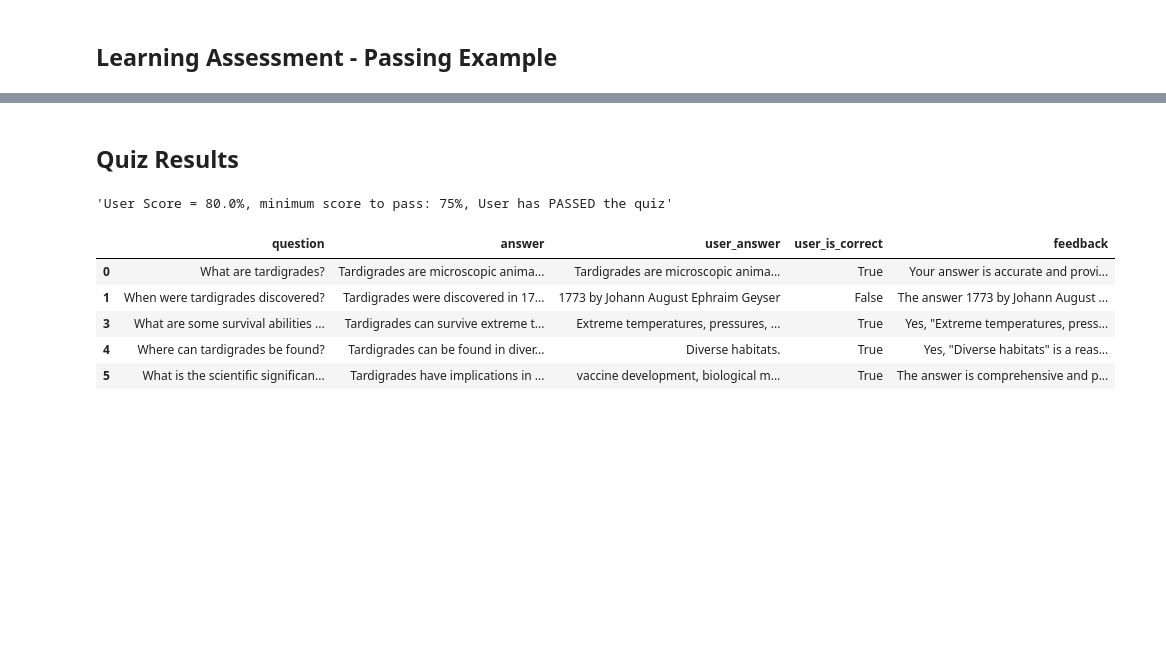
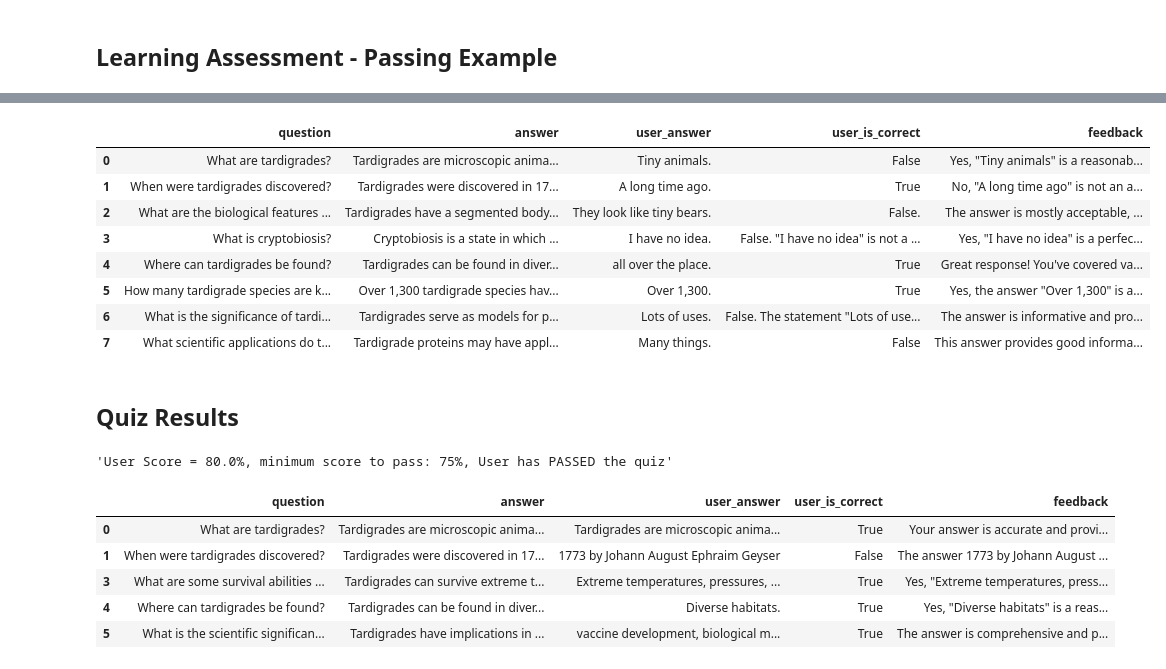
Before and after one commit to spenser-millburn/ProfessorGPT, a Jupyter notebook: backend/app/document_processing/main.ipynb, the cells around one changed output, grey strips where cells are left out. Drawn from its saved outputs; the diff is of its cells as text; code cells hidden in the pictures; blank space fills up the shorter version.

```diff
--- a/backend/app/document_processing/main.ipynb
+++ b/backend/app/document_processing/main.ipynb
@@ -211,6 +211,19 @@ display(quiz_df)
 | 3 | What are some survival abilities ... | Tardigrades can survive extreme t... | Extreme temperatures, pressures, ... | True | Yes, "Extreme temperatures, press... |
 | 4 | Where can tardigrades be found? | Tardigrades can be found in diver... | Diverse habitats. | True | Yes, "Diverse habitats" is a reas... |
 | 5 | What is the scientific significan... | Tardigrades have implications in ... | vaccine development, biological m... | True | The answer is comprehensive and p... |
+# %%
+quiz_user()
+display(quiz_df)
+# %% [output]
+|  | question | answer | user_answer | user_is_correct | feedback |
+| 0 | What are tardigrades? | Tardigrades are microscopic anima... | Tiny animals. | False | Yes, "Tiny animals" is a reasonab... |
+| 1 | When were tardigrades discovered? | Tardigrades were discovered in 17... | A long time ago. | True | No, "A long time ago" is not an a... |
+| 2 | What are the biological features ... | Tardigrades have a segmented body... | They look like tiny bears. | False. | The answer is mostly acceptable, ... |
+| 3 | What is cryptobiosis? | Cryptobiosis is a state in which ... | I have no idea. | False. "I have no idea" is not a ... | Yes, "I have no idea" is a perfec... |
+| 4 | Where can tardigrades be found? | Tardigrades can be found in diver... | all over the place. | True | Great response! You've covered va... |
+| 5 | How many tardigrade species are k... | Over 1,300 tardigrade species hav... | Over 1,300. | True | Yes, the answer "Over 1,300" is a... |
+| 6 | What is the significance of tardi... | Tardigrades serve as models for p... | Lots of uses. | False. The statement "Lots of use... | The answer is informative and pro... |
+| 7 | What scientific applications do t... | Tardigrade proteins may have appl... | Many things. | False | This answer provides good informa... |
 # %% [markdown]
 ## Quiz Results
 # %%
```
Also changed, not shown: 28 other files.
